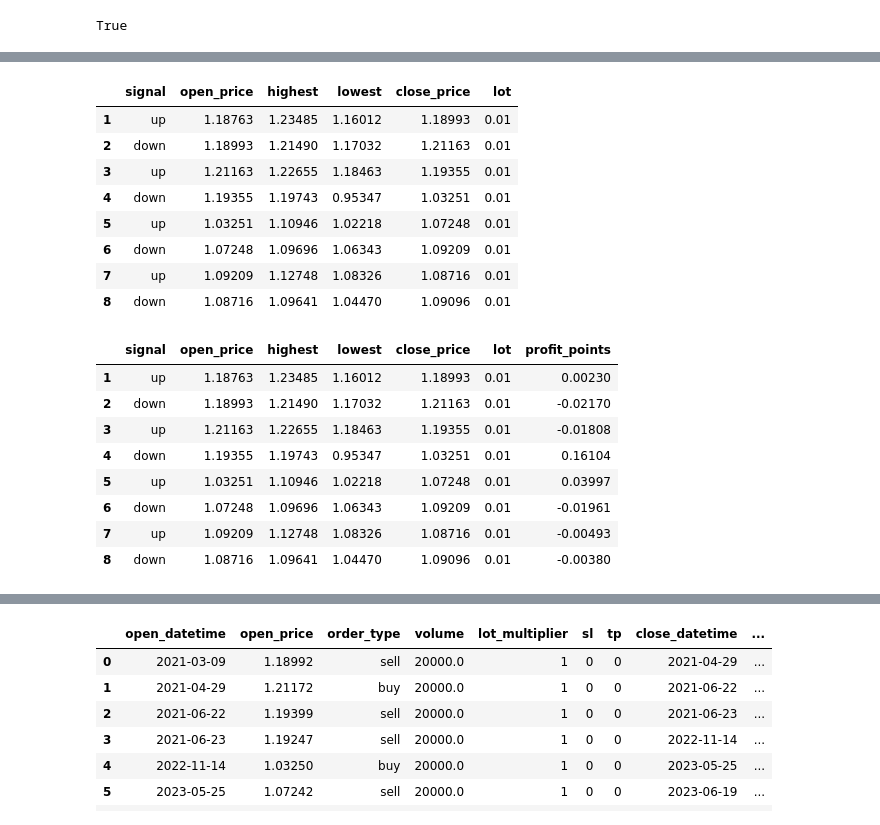
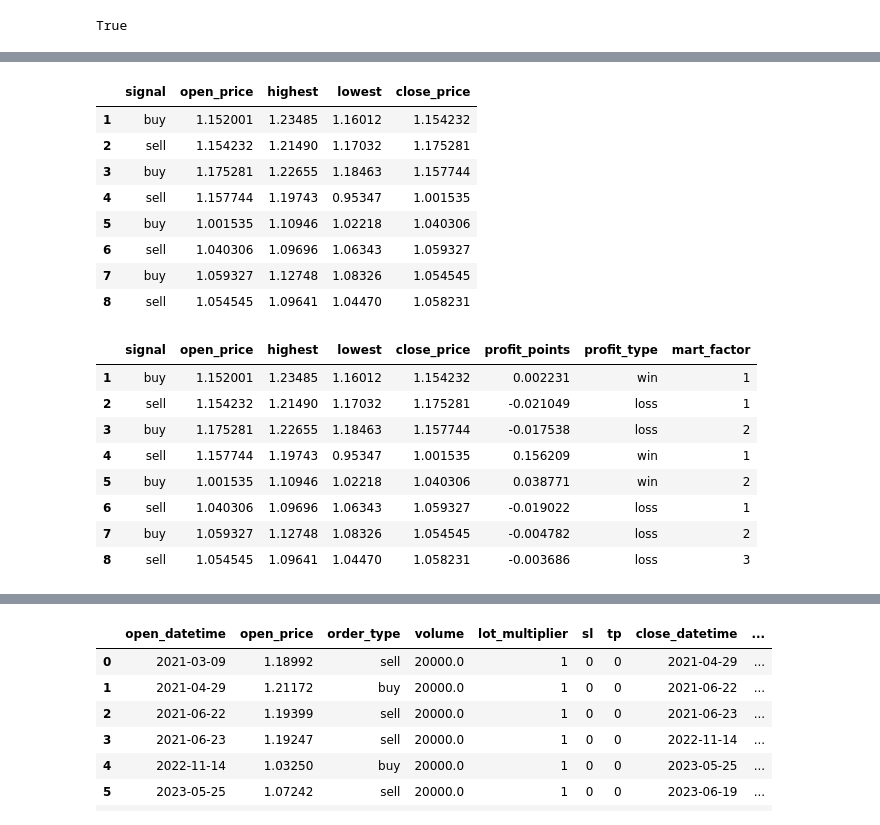
Before and after one commit to MaxJan2010/python_finance, a Jupyter notebook: src/work/strategies/moving average/strategy_03/sma-crossover_martingale.ipynb, the cells around one changed output, grey strips where cells are left out. Saved outputs shown, nothing was run; the diff lists cells and outputs as text; code cells hidden in the pictures.

Commit message:
- starting martingale calc

```diff
--- a/src/work/strategies/moving average/strategy_03/sma-crossover_martingale.ipynb
+++ b/src/work/strategies/moving average/strategy_03/sma-crossover_martingale.ipynb
@@ -95,50 +114,60 @@ df['signal'] = df['signal'].shift(1)
 # %%
-deals = df.groupby((df.signal != df.signal.shift()).cumsum(), as_index= False).agg(
-  signal = ('signal', 'first'),
-  open_price = ('open', 'first'),
-  highest = ('high', 'max'),
-  lowest = ('low', 'min')
-)
+def create_ohlcv(dataframe):
+  deals = dataframe.groupby((dataframe.signal != dataframe.signal.shift()).cumsum(), as_index= False).agg(
+    signal = ('signal', 'first'),
+    open_price = ('open', 'first'),
+    highest = ('high', 'max'),
+    lowest = ('low', 'min')
+  )
 
-safety = 1
-deals['open_price'] = deals['open_price'] * safety
-deals['close_price'] = deals['open_price'].shift(-1)
+  safety = 0.97
+  deals['open_price'] = deals['open_price'] * safety
+  deals['close_price'] = deals['open_price'].shift(-1)
 
-deals['lot'] = 0.01
+  deals.dropna(inplace=True)
 
-deals.dropna(inplace=True)
+  return deals
 
-display(deals)
+deals = create_ohlcv(dataframe=df)
+
+deals
 # %% [output]
-|  | signal | open_price | highest | lowest | close_price | lot |
-| 1 | up | 1.18763 | 1.23485 | 1.16012 | 1.18993 | 0.01 |
-| 2 | down | 1.18993 | 1.21490 | 1.17032 | 1.21163 | 0.01 |
-| 3 | up | 1.21163 | 1.22655 | 1.18463 | 1.19355 | 0.01 |
-| 4 | down | 1.19355 | 1.19743 | 0.95347 | 1.03251 | 0.01 |
-| 5 | up | 1.03251 | 1.10946 | 1.02218 | 1.07248 | 0.01 |
-| 6 | down | 1.07248 | 1.09696 | 1.06343 | 1.09209 | 0.01 |
-| 7 | up | 1.09209 | 1.12748 | 1.08326 | 1.08716 | 0.01 |
-| 8 | down | 1.08716 | 1.09641 | 1.04470 | 1.09096 | 0.01 |
+|  | signal | open_price | highest | lowest | close_price |
+| 1 | buy | 1.152001 | 1.23485 | 1.16012 | 1.154232 |
+| 2 | sell | 1.154232 | 1.21490 | 1.17032 | 1.175281 |
+| 3 | buy | 1.175281 | 1.22655 | 1.18463 | 1.157744 |
+| 4 | sell | 1.157744 | 1.19743 | 0.95347 | 1.001535 |
+| 5 | buy | 1.001535 | 1.10946 | 1.02218 | 1.040306 |
+| 6 | sell | 1.040306 | 1.09696 | 1.06343 | 1.059327 |
+| 7 | buy | 1.059327 | 1.12748 | 1.08326 | 1.054545 |
+| 8 | sell | 1.054545 | 1.09641 | 1.04470 | 1.058231 |
 # %%
 def calc_profit_points(row):
-    if row['signal'] == 'up':
+    if row['signal'] == 'buy':
         val = row['close_price'] - row['open_price']
-    elif row['signal'] == 'down':
+    elif row['signal'] == 'sell':
         val = row['open_price'] - row['close_price']
     else:
         val = 0
     return val
 
-deals['profit_points'] = deals.apply(calc_profit_points, axis=1)
+min_mart_factor = 1
 
-display(deals)
+def apply_profit_points(dataframe, function):
+    dataframe['profit_points'] = dataframe.apply(function, axis=1)
+    dataframe['profit_type'] = np.where(dataframe['profit_points'] > 0, 'win', 'loss')
+    dataframe['mart_factor'] = (dataframe['profit_type'].groupby((dataframe['profit_type'] != dataframe['profit_type'].shift()).cumsum()).cumcount() + 1)
+
+    return dataframe
+
+apply_profit_points(dataframe=deals, function=calc_profit_points)
 # %% [output]
-|  | signal | open_price | highest | lowest | close_price | lot | profit_points |
-| 1 | up | 1.18763 | 1.23485 | 1.16012 | 1.18993 | 0.01 | 0.00230 |
-| 2 | down | 1.18993 | 1.21490 | 1.17032 | 1.21163 | 0.01 | -0.02170 |
-| 3 | up | 1.21163 | 1.22655 | 1.18463 | 1.19355 | 0.01 | -0.01808 |
-| 4 | down | 1.19355 | 1.19743 | 0.95347 | 1.03251 | 0.01 | 0.16104 |
-| 5 | up | 1.03251 | 1.10946 | 1.02218 | 1.07248 | 0.01 | 0.03997 |
-| 6 | down | 1.07248 | 1.09696 | 1.06343 | 1.09209 | 0.01 | -0.01961 |
-| 7 | up | 1.09209 | 1.12748 | 1.08326 | 1.08716 | 0.01 | -0.00493 |
-| 8 | down | 1.08716 | 1.09641 | 1.04470 | 1.09096 | 0.01 | -0.00380 |
+|  | signal | open_price | highest | lowest | close_price | profit_points | profit_type | mart_factor |
+| 1 | buy | 1.152001 | 1.23485 | 1.16012 | 1.154232 | 0.002231 | win | 1 |
+| 2 | sell | 1.154232 | 1.21490 | 1.17032 | 1.175281 | -0.021049 | loss | 1 |
+| 3 | buy | 1.175281 | 1.22655 | 1.18463 | 1.157744 | -0.017538 | loss | 2 |
+| 4 | sell | 1.157744 | 1.19743 | 0.95347 | 1.001535 | 0.156209 | win | 1 |
+| 5 | buy | 1.001535 | 1.10946 | 1.02218 | 1.040306 | 0.038771 | win | 2 |
+| 6 | sell | 1.040306 | 1.09696 | 1.06343 | 1.059327 | -0.019022 | loss | 1 |
+| 7 | buy | 1.059327 | 1.12748 | 1.08326 | 1.054545 | -0.004782 | loss | 2 |
+| 8 | sell | 1.054545 | 1.09641 | 1.04470 | 1.058231 | -0.003686 | loss | 3 |
```
Also changed, not shown: parts of 5 cells of this notebook.
